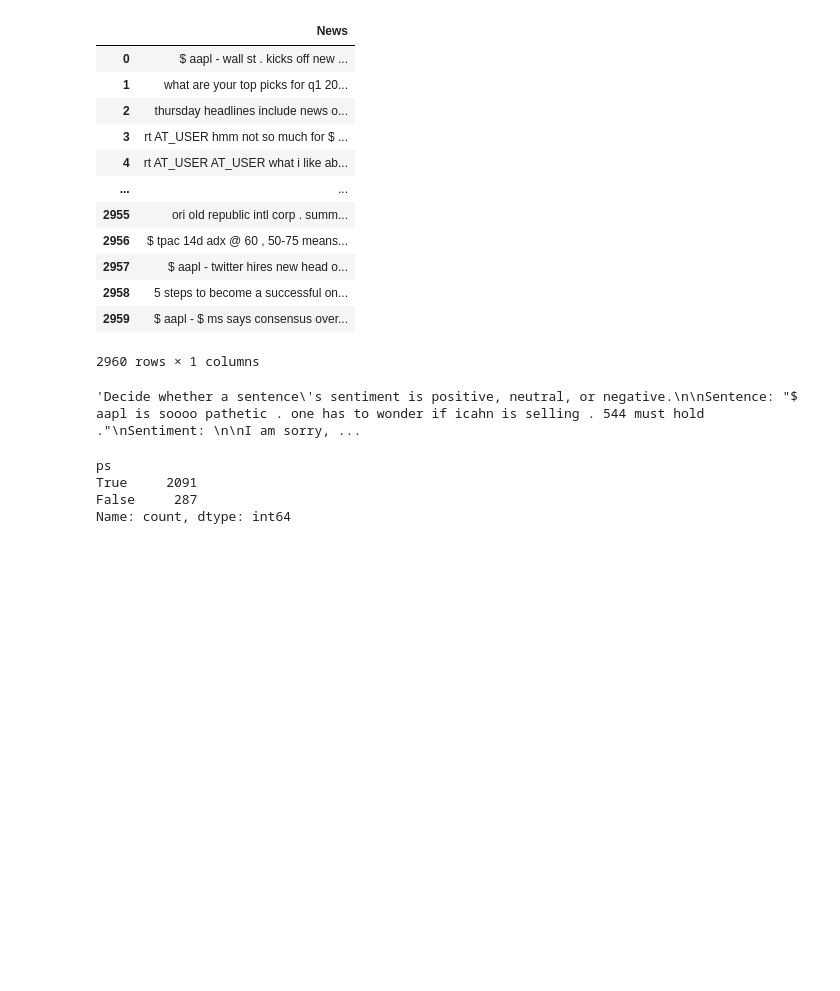
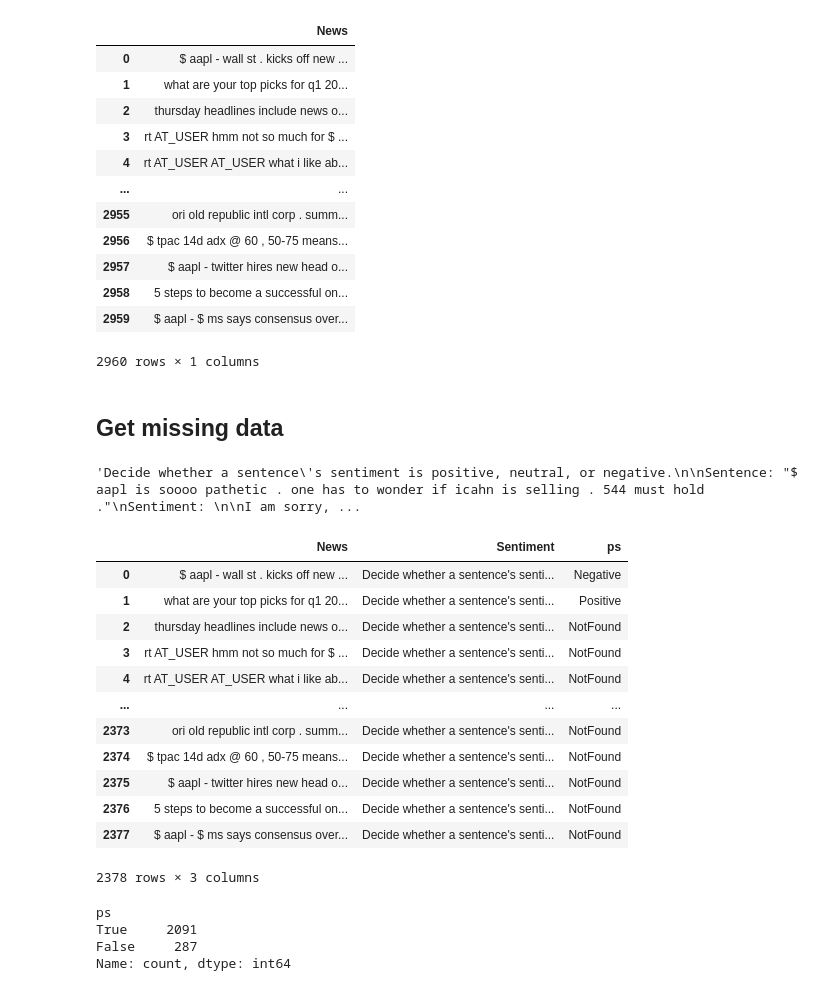
Before and after one commit to carloszan/Financial-LM-Benchmark, a Jupyter notebook: sentiment_results/notebooks/processing_data.ipynb, the cells around one changed output. Cells and saved outputs as stored; diff of their text form; code cells hidden in the pictures; blank space fills up the shorter version.

```diff
--- a/sentiment_results/notebooks/processing_data.ipynb
+++ b/sentiment_results/notebooks/processing_data.ipynb
@@ -112,2 +112,4 @@ save_df.to_csv('out.csv', index=True)
+# %% [markdown]
+## Get missing data
 # %%
 missing_sentiment = {}
@@ -118,6 +120,22 @@ missing_df = pd.DataFrame(list(missing_sentiment.items()), columns=['News', 'Sen
 missing_df.iloc[5]['Sentiment']
 # %% [output]
 'Decide whether a sentence\'s sentiment is positive, neutral, or negative.\n\nSentence: "$ aapl is soooo pathetic . one has to wonder if icahn is selling . 544 must hold ."\nSentiment: \n\nI am sorry, ...
+# %%
+missing_df
+# %% [output]
+|  | News | Sentiment | ps |
+| 0 | $ aapl - wall st . kicks off new ... | Decide whether a sentence's senti... | Negative |
+| 1 | what are your top picks for q1 20... | Decide whether a sentence's senti... | Positive |
+| 2 | thursday headlines include news o... | Decide whether a sentence's senti... | NotFound |
+| 3 | rt AT_USER hmm not so much for $ ... | Decide whether a sentence's senti... | NotFound |
+| 4 | rt AT_USER AT_USER what i like ab... | Decide whether a sentence's senti... | NotFound |
+| ... | ... | ... | ... |
+| 2373 | ori old republic intl corp . summ... | Decide whether a sentence's senti... | NotFound |
+| 2374 | $ tpac 14d adx @ 60 , 50-75 means... | Decide whether a sentence's senti... | NotFound |
+| 2375 | $ aapl - twitter hires new head o... | Decide whether a sentence's senti... | NotFound |
+| 2376 | 5 steps to become a successful on... | Decide whether a sentence's senti... | NotFound |
+| 2377 | $ aapl - $ ms says consensus over... | Decide whether a sentence's senti... | NotFound |
+2378 rows × 3 columns
 # %%
 import re
 
```
Also changed, not shown: parts of 7 cells of this notebook, 10 other files.
